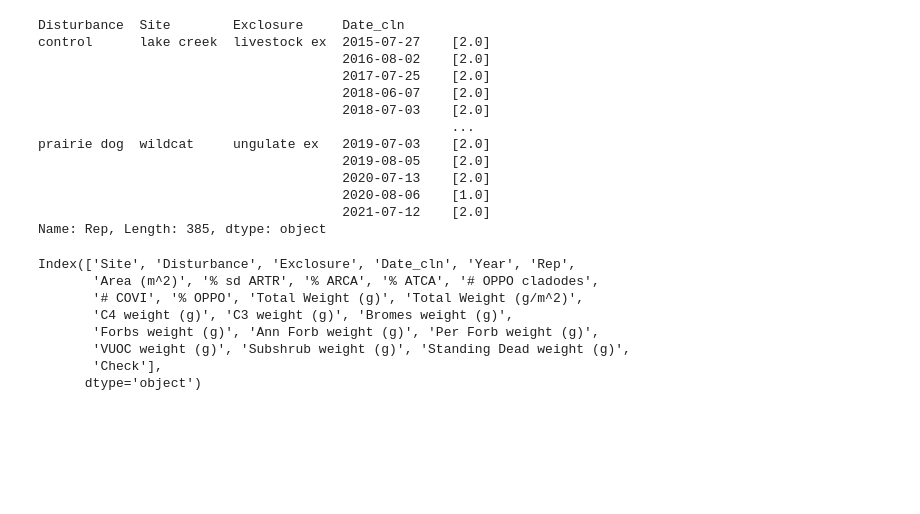
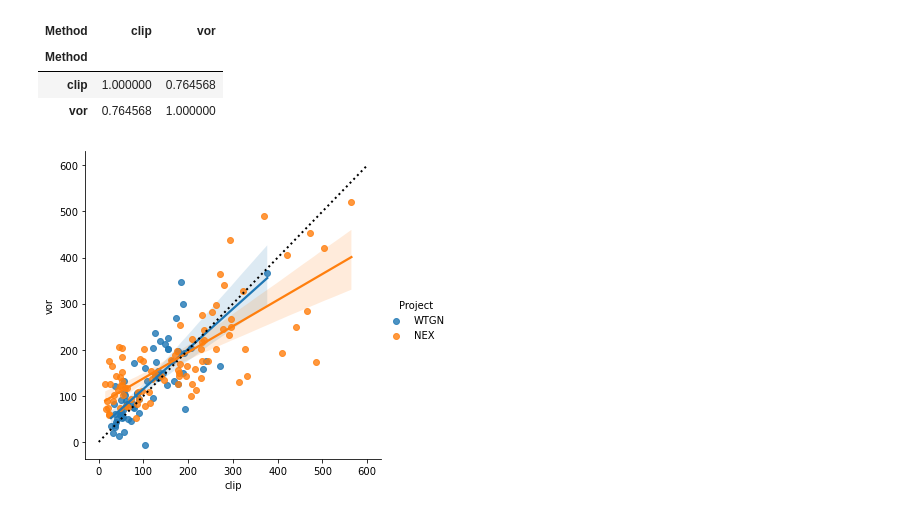
Before and after one commit to kearney-sp/tbng_veg, a Jupyter notebook: prep/tb_bm_extract.ipynb, the cells around one changed output. Drawn from its saved outputs; the diff is of its cells as text; code cells hidden in the pictures; blank space fills up the shorter version.

Commit message:
backup from ARS. Fixed most duplicates and missing coords. Updated VOR regression. Added extraction prep.

```diff
--- a/prep/tb_bm_extract.ipynb
+++ b/prep/tb_bm_extract.ipynb
@@ -24,6 +65,29 @@ proj_dict = {
 }
 # %%
 clipLIST = glob('../data/clip/*.csv')
+vorLIST = glob('../data/vor/*.csv')
+with open('../models/vor_linreg_both.pk', 'rb') as f:
+    vor_to_bm = pickle.load(f)
 # %%
-clipLIST
+df_bm = None
+for m in proj_dict:
+    print(m)
+    for f in proj_dict[m]:
+        print(f)
+        df_tmp = pd.read_csv(os.path.join('../data', m, f))
+        df_out_tmp = df_tmp[[proj_dict[m][f]['ID'],
+                             proj_dict[m][f]['Date'],
+                             proj_dict[m][f]['gps_E'],
+                             proj_dict[m][f]['gps_N']]]
+        df_out_tmp.columns = ['ID', 'Date', 'gps_E', 'gps_N']
+        if m == 'vor':
+            df_out_tmp.loc[:, 'bm_gm2'] = vor_to_bm.predict(df_tmp)
+        else:
+            df_out_tmp.loc[:, 'bm_gm2'] =  df_tmp[proj_dict[m][f]['bm_gm2']]
+        df_out_tmp.loc[:, 'Project'] = proj_dict[m][f]['Project']
+        df_out_tmp.loc[:, 'Method'] = m
+        if df_bm is None:
+            df_bm = df_out_tmp
+        else:
+            df_bm = df_bm.append(df_out_tmp)
 # %% [output]
@@ -34 +108,22 @@ clipLIST
+# %%
+# drop remaining duplicates for now
+df_bm = df_bm.drop_duplicates(subset=['ID', 'Date', 'Project', 'Method'], keep='first')
+# %%
+# compare VOR vs. Clip when both are available
+df_bm_comp = df_bm[df_bm.duplicated(subset=['ID', 'Date', 'Project', 'gps_E', 'gps_N'],
+                                    keep=False)].pivot(index=['ID', 'Date', 'Project'],
+                                                       columns='Method',
+                                                       values='bm_gm2').reset_index()
+# %%
+import seaborn as sns
+import matplotlib.pyplot as plt
+sns.lmplot(x='clip', y='vor', hue='Project', data=df_bm_comp)
+plt.plot([0, 600], [0, 600], linewidth=2, c='black', linestyle='dotted')
+df_bm_comp[['clip', 'vor']].corr()
+# %% [output]
+| Method | clip | vor |
+| Method |  |  |
+| clip | 1.000000 | 0.764568 |
+| vor | 0.764568 | 1.000000 |
+[figure, added]
 # %%
@@ -36,27 +130,0 @@ test = pd.read_csv(clipLIST[1])
-# %%
-test.groupby(['Disturbance', 'Site', 'Exclosure', 'Date_cln']).Rep.unique()#.columns
-# %% [output]
-Disturbance  Site        Exclosure     Date_cln
-control      lake creek  livestock ex  2015-07-27    [2.0]
-                                       2016-08-02    [2.0]
-                                       2017-07-25    [2.0]
-                                       2018-06-07    [2.0]
-                                       2018-07-03    [2.0]
-                                                     ...
-prairie dog  wildcat     ungulate ex   2019-07-03    [2.0]
-                                       2019-08-05    [2.0]
-                                       2020-07-13    [2.0]
-                                       2020-08-06    [1.0]
-                                       2021-07-12    [2.0]
-Name: Rep, Length: 385, dtype: object
-# %%
-test.columns
-# %% [output]
-Index(['Site', 'Disturbance', 'Exclosure', 'Date_cln', 'Year', 'Rep',
-       'Area (m^2)', '% sd ARTR', '% ARCA', '% ATCA', '# OPPO cladodes',
-       '# COVI', '% OPPO', 'Total Weight (g)', 'Total Weight (g/m^2)',
-       'C4 weight (g)', 'C3 weight (g)', 'Bromes weight (g)',
-       'Forbs weight (g)', 'Ann Forb weight (g)', 'Per Forb weight (g)',
-       'VUOC weight (g)', 'Subshrub weight (g)', 'Standing Dead weight (g)',
-       'Check'],
-      dtype='object')
```
Also changed, not shown: parts of 5 cells of this notebook, 34 other files.
